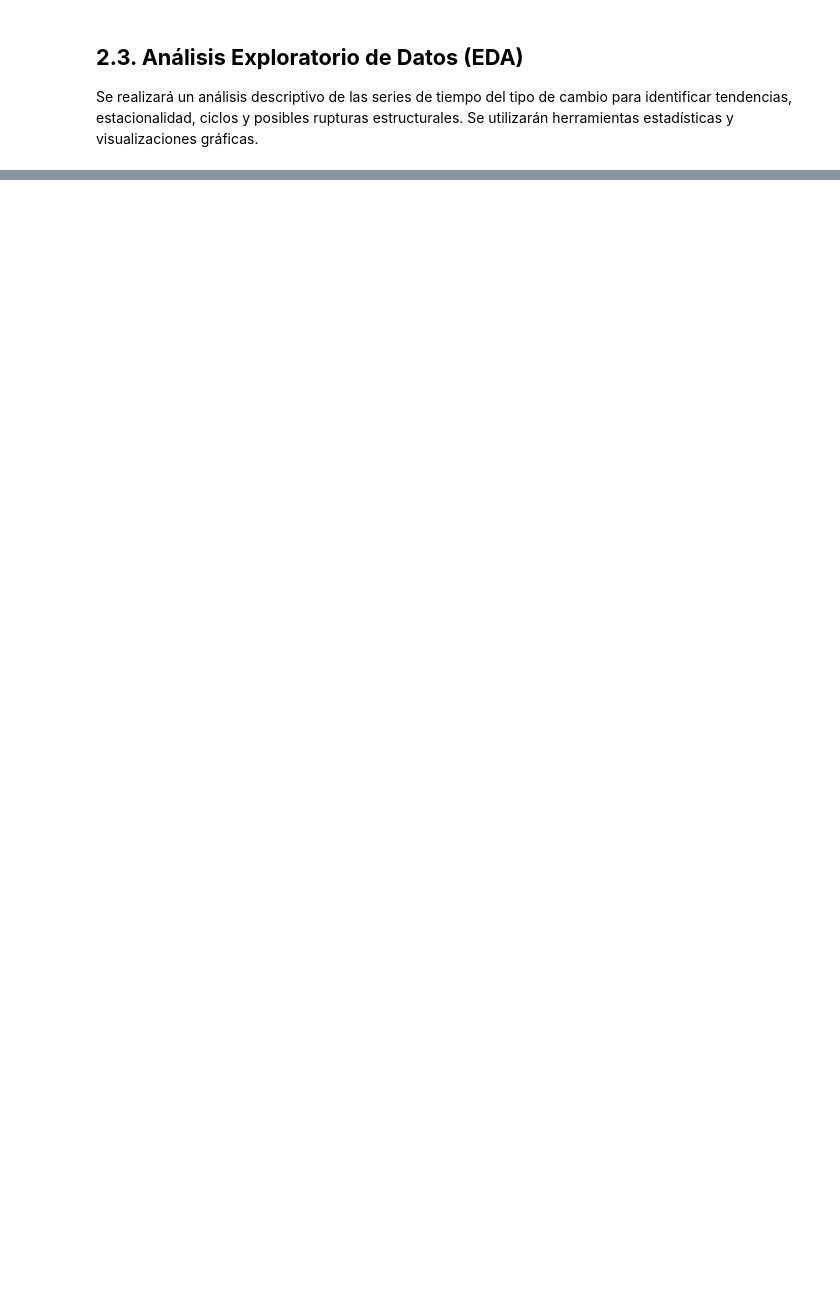
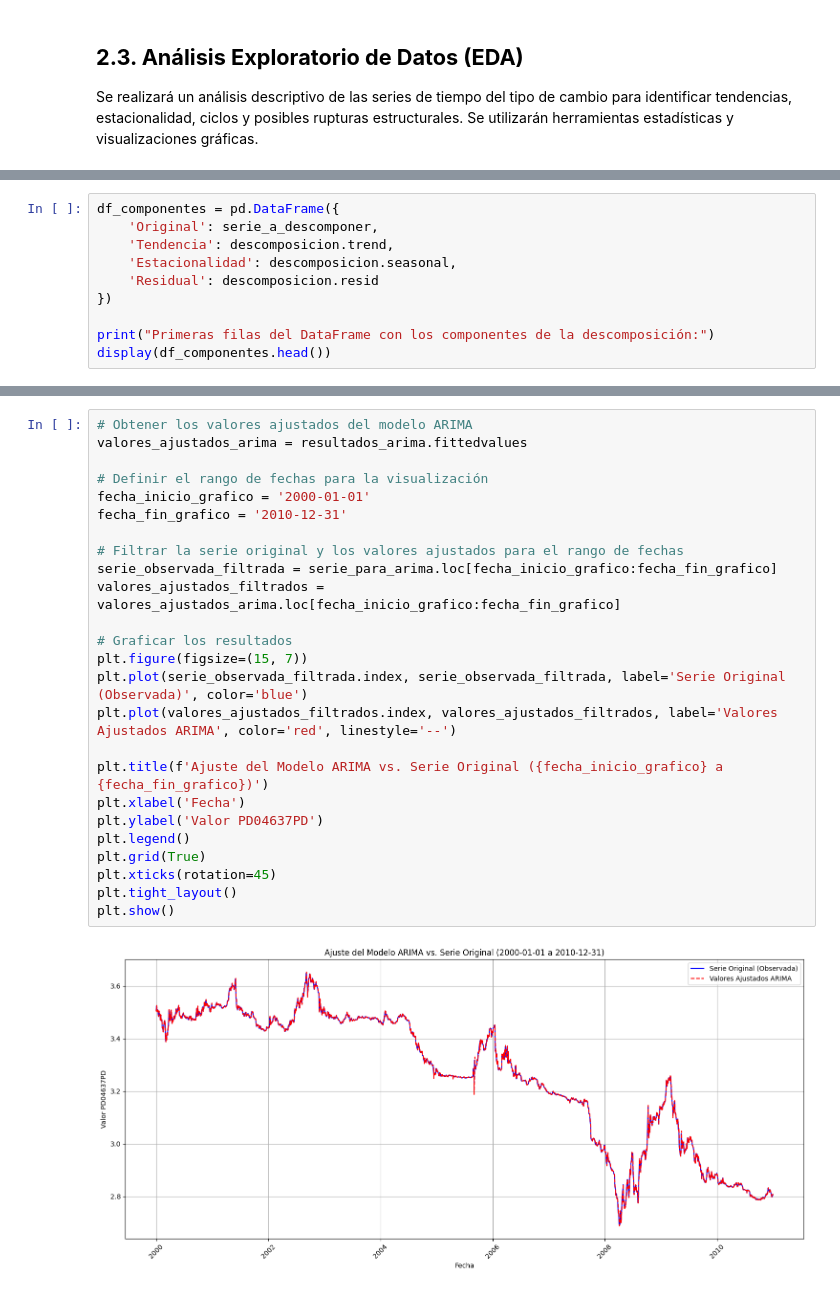
Before and after one commit to vrrp/sachabook_bigdata, a Jupyter notebook: _build/jupyter_execute/docs/04_casoEstudio_precioDolar_BCRP.ipynb, the cells around one changed output, grey strips where cells are left out. Cells and saved outputs as stored; diff of their text form; blank space fills up the shorter version.

```diff
--- a/_build/jupyter_execute/docs/04_casoEstudio_precioDolar_BCRP.ipynb
+++ b/_build/jupyter_execute/docs/04_casoEstudio_precioDolar_BCRP.ipynb
@@ -608,0 +1343,10 @@ Se determinarán las variables macroeconómicas y financieras (nacionales e inte
+# %%
+df_componentes = pd.DataFrame({
+    'Original': serie_a_descomponer,
+    'Tendencia': descomposicion.trend,
+    'Estacionalidad': descomposicion.seasonal,
+    'Residual': descomposicion.resid
+})
+
+print("Primeras filas del DataFrame con los componentes de la descomposición:")
+display(df_componentes.head())
@@ -613 +1441,28 @@ Se emplearán modelos econométricos de series de tiempo, como ARIMA, GARCH, o m
+# %%
+# Obtener los valores ajustados del modelo ARIMA
+valores_ajustados_arima = resultados_arima.fittedvalues
+
+# Definir el rango de fechas para la visualización
+fecha_inicio_grafico = '2000-01-01'
+fecha_fin_grafico = '2010-12-31'
+
+# Filtrar la serie original y los valores ajustados para el rango de fechas
+serie_observada_filtrada = serie_para_arima.loc[fecha_inicio_grafico:fecha_fin_grafico]
+valores_ajustados_filtrados = valores_ajustados_arima.loc[fecha_inicio_grafico:fecha_fin_grafico]
+
+# Graficar los resultados
+plt.figure(figsize=(15, 7))
+plt.plot(serie_observada_filtrada.index, serie_observada_filtrada, label='Serie Original (Observada)', color='blue')
+plt.plot(valores_ajustados_filtrados.index, valores_ajustados_filtrados, label='Valores Ajustados ARIMA', color='red', linestyle='--')
+
+plt.title(f'Ajuste del Modelo ARIMA vs. Serie Original ({fecha_inicio_grafico} a {fecha_fin_grafico})')
+plt.xlabel('Fecha')
+plt.ylabel('Valor PD04637PD')
+plt.legend()
+plt.grid(True)
+plt.xticks(rotation=45)
+plt.tight_layout()
+plt.show()
+# %% [output]
+[figure, added]
 # %% [markdown]
```
Also changed, not shown: parts of 110 cells of this notebook, 14 other files.
